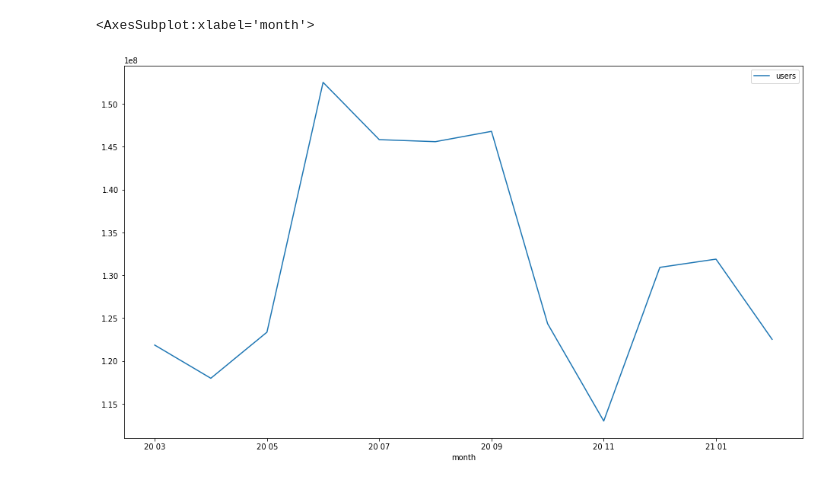
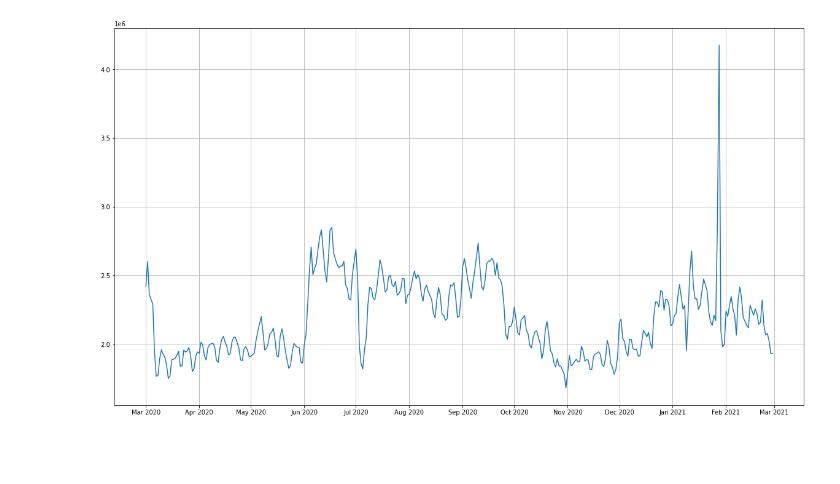
Before and after one commit to k0rtuz/tor-metrics, a Jupyter notebook: Tor Metrics.ipynb, the cells around one changed output. Cells and saved outputs as stored; diff of their text form; code cells hidden in the pictures; blank space fills up the shorter version.

```diff
--- a/Tor Metrics.ipynb
+++ b/Tor Metrics.ipynb
@@ -21,2 +8,0 @@ df.head()
-# %%
-df['month'] = df['date'].apply(month)
@@ -46,7 +8,0 @@ all_countries.head()
-# %%
-ax = plt.gca()
-ax.figure.set_size_inches(16, 9)
-all_countries.plot(kind='line', x='month', y='users', ax=ax)
-# %% [output]
-<AxesSubplot:xlabel='month'>
-[figure, removed]
@@ -52,0 +47,21 @@ all_countries.plot(kind='line', x='month', y='users', ax=ax)
+# %%
+def plot(**kwargs):
+    fig, ax = plt.subplots(1, 1, figsize=(16, 9), constrained_layout=True)
+    ax.xaxis.set_major_locator(mdates.MonthLocator())
+    ax.xaxis.set_minor_locator(mdates.MonthLocator())
+    ax.grid(True)
+    ax.xaxis.set_major_formatter(mdates.DateFormatter('%b %Y'))
+    if 'xlabel' in kwargs:
+        ax.set_ylabel(kwargs.get('xlabel'))
+    if 'ylabel' in kwargs:
+        ax.set_ylabel(kwargs.get('ylabel'))
+
+    data = kwargs.get('data')
+    x = kwargs.get('x')
+    y = kwargs.get('y')
+    if 'countries' in kwargs:
+        for country in kwargs.get('countries'):
+            ax.plot(x, y, data=data[data['country'] == country])
+    else:
+        ax.plot(x, y, data=data)
+    plt.show()
@@ -52,0 +88,20 @@ all_countries.plot(kind='line', x='month', y='users', ax=ax)
+# %%
+dataframes = {}
+# %%
+source = 'relay_users'
+kwargs = {
+    'source': source,
+    'na_substitutions': {
+        'country': 'all'
+    },
+    'types': {
+        'date': 'M',
+        'country': 'category'
+    },
+    'by': ['date', 'country'],
+    'agg': np.sum
+}
+dataframes[source] = aggregated(**kwargs)
+plot(data=dataframes[source], x='date', y='users', countries=['all'])
+# %% [output]
+[figure, added]
```
Also changed, not shown: parts of 15 cells of this notebook.
